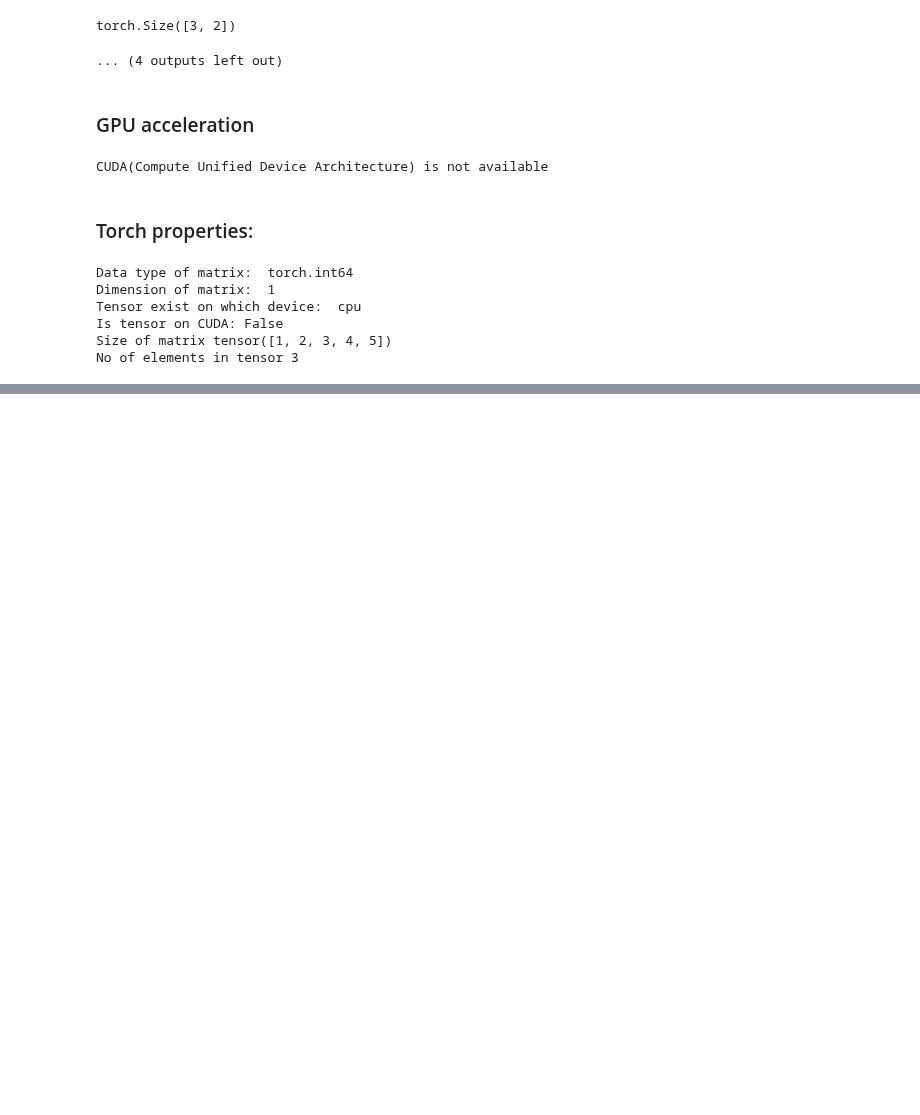
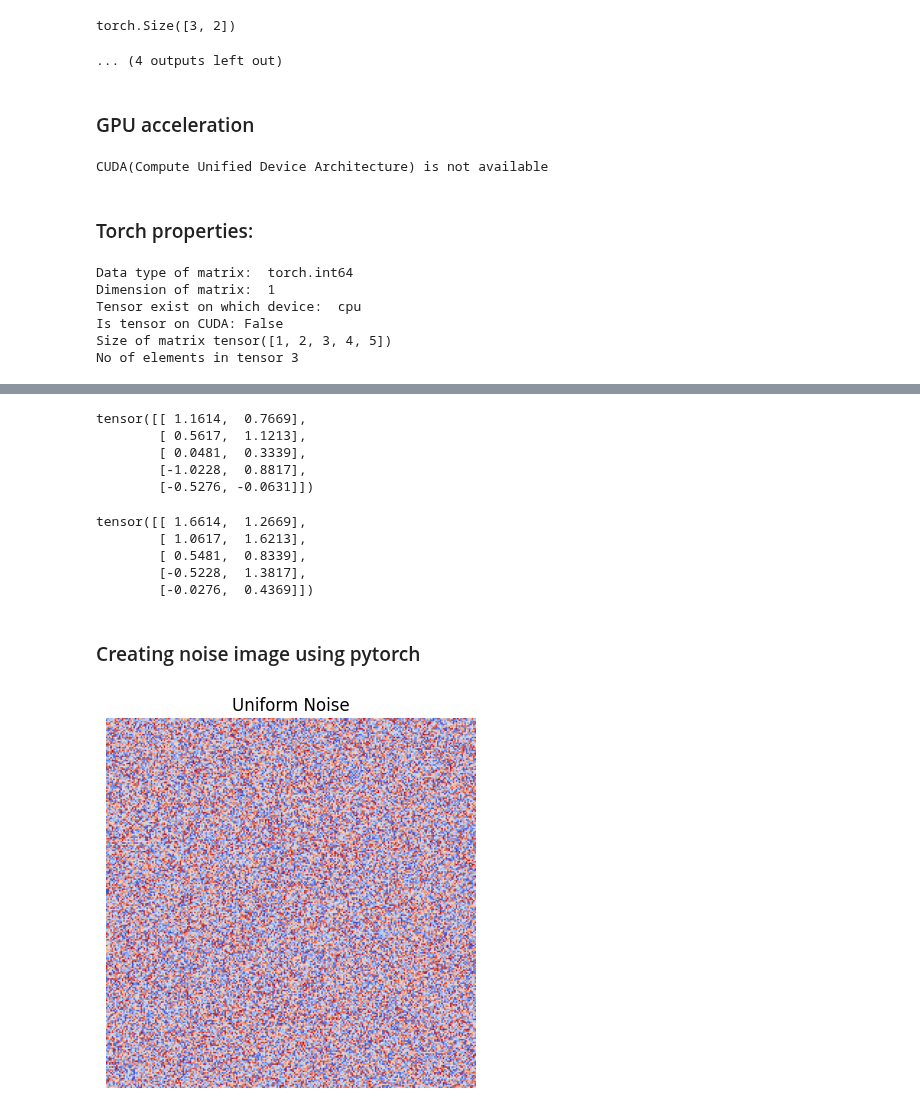
Before and after one commit to Arannamoy-Mondal/NLP-MLOPS, a Jupyter notebook: Pytorch/1 _intro.ipynb, the cells around one changed output, grey strips where cells are left out. Cells and saved outputs as stored; diff of their text form; code cells hidden in the pictures; blank space fills up the shorter version.

```diff
--- a/Pytorch/1 _intro.ipynb
+++ b/Pytorch/1 _intro.ipynb
@@ -88,0 +396,20 @@ No of elements in tensor 3
+# %%
+torch.manual_seed(1)
+print(torch.normal(0.5,1,(5,2))) ### params=(mean,std,(row,column))
+# %% [output]
+tensor([[ 1.1614,  0.7669],
+        [ 0.5617,  1.1213],
+        [ 0.0481,  0.3339],
+        [-1.0228,  0.8817],
+        [-0.5276, -0.0631]])
+# %%
+torch.manual_seed(1)
+print(torch.normal(1,1,(5,2))) ### params=(mean,std,(row,column))
+# %% [output]
+tensor([[ 1.6614,  1.2669],
+        [ 1.0617,  1.6213],
+        [ 0.5481,  0.8339],
+        [-0.5228,  1.3817],
+        [-0.0276,  0.4369]])
+# %% [markdown]
+### Creating noise image using pytorch
@@ -88,0 +418,9 @@ No of elements in tensor 3
+# %%
+uniform_noise=torch.rand((256,256)) ### params=(height,width)
+# %%
+plt.imshow(uniform_noise.numpy(),cmap="coolwarm")
+plt.title("Uniform Noise")
+plt.axis("off")
+plt.show()
+# %% [output]
+[figure, added]
```
Also changed, not shown: parts of 72 cells of this notebook.
